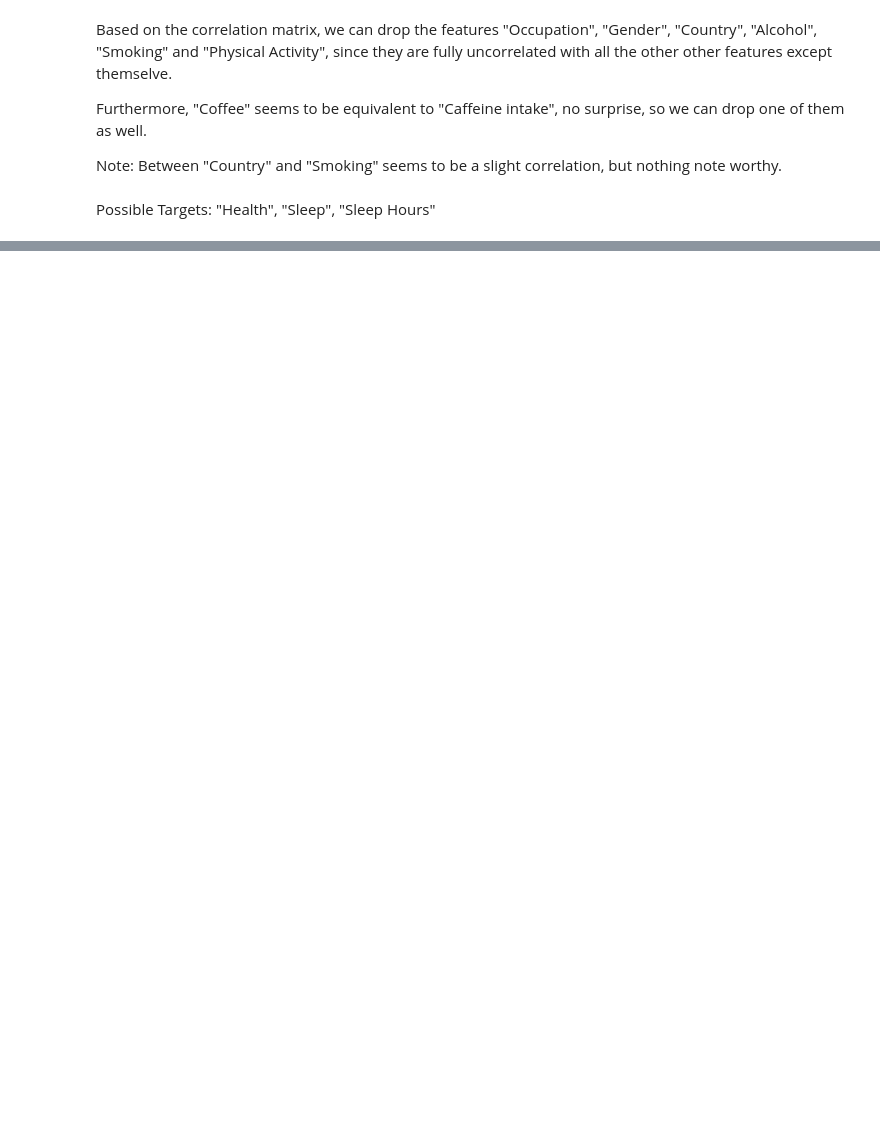
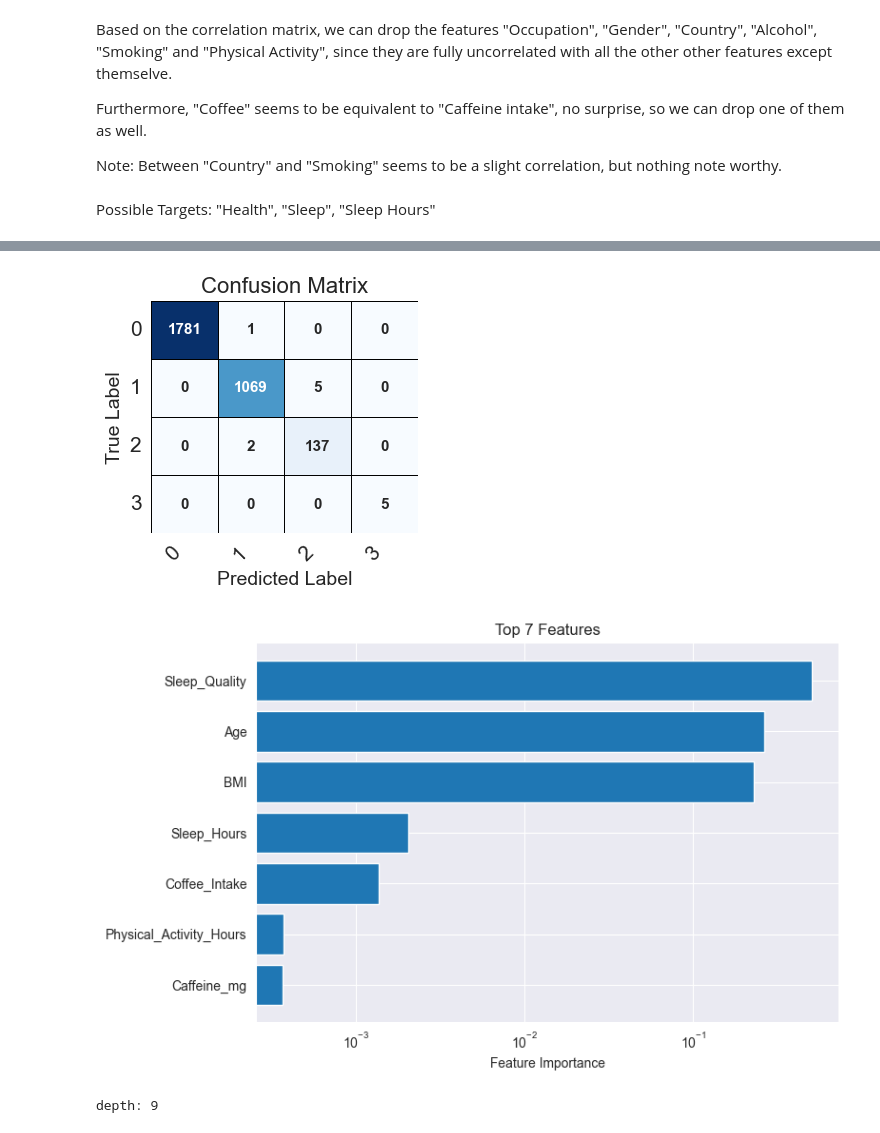
Before and after one commit to RicemanBoy/ML-supervised-project, a Jupyter notebook: pauls_notebook.ipynb, the cells around one changed output, grey strips where cells are left out. Drawn from its saved outputs; the diff is of its cells as text; code cells hidden in the pictures; blank space fills up the shorter version.

```diff
--- a/pauls_notebook.ipynb
+++ b/pauls_notebook.ipynb
@@ -223,0 +175,71 @@ weighted avg       1.00      1.00      1.00      2000
+# %%
+#First naive fit of a decision tree
+
+pipeline = Pipeline([
+    #("scaler", StandardScaler()),
+    ("tree", DecisionTreeClassifier(
+    criterion='gini',
+    splitter='best',
+    max_depth=None,
+    min_samples_split=2,
+    min_samples_leaf=1,
+    min_weight_fraction_leaf=0.0,
+    max_features=None,
+    random_state=42,
+    max_leaf_nodes=None,
+    min_impurity_decrease=0.0,
+    class_weight=None,
+
+))
+])
+
+pipeline.fit(X_train, y_train)
+y_pred = pipeline.predict(X_val)
+print(classification_report(y_val, y_pred))
+conf_matrix_tree_naive = confusion_matrix(y_val, y_pred)
+labels = [str(c) for c in np.unique(y_train)]
+
+
+plt.figure(figsize=(3.2, 3.2))  # smaller overall figure (A4-friendly)
+
+sns.heatmap(
+    conf_matrix_tree_naive,
+    annot=True,
+    fmt="d",
+    cmap="Blues",
+    xticklabels=labels,
+    yticklabels=labels,
+    cbar=False,
+    linewidths=0.6,
+    linecolor="black",
+    annot_kws={"size": 11, "weight": "bold"}  # larger, readable numbers
+)
+
+plt.xlabel("Predicted Label", fontsize=14)
+plt.ylabel("True Label", fontsize=14)
+plt.title("Confusion Matrix", fontsize=16, pad=6)
+plt.xticks(fontsize=15, rotation=45, ha="right")
+plt.yticks(fontsize=15, rotation=0)
+
+plt.tight_layout(pad=0.3)
+plt.savefig("confusion_matrix_dec_tree_naive.pdf", dpi=300, bbox_inches="tight")
+plt.show()
+
+# ============================================================
+# 6. Feature importances
+# ============================================================
+importances = pipeline.named_steps["tree"].feature_importances_
+indices = importances.argsort()[::-1][:7]
+
+plt.figure(figsize=(8, 5))
+plt.barh(range(len(indices)), importances[indices][::-1], align="center", log=True)
+plt.yticks(range(len(indices)), [feature_names[i] for i in indices[::-1]])
+plt.xlabel("Feature Importance")
+plt.title("Top 7 Features")
+plt.tight_layout()
+#plt.savefig("importances.pdf")
+plt.show()
+
+
+print("depth:",  pipeline.named_steps["tree"].get_depth() )
+# %% [output]
@@ -223,0 +256,3 @@ weighted avg       1.00      1.00      1.00      2000
+[figure, added]
+[figure, added]
+depth: 9
```
Also changed, not shown: parts of 24 cells of this notebook.
